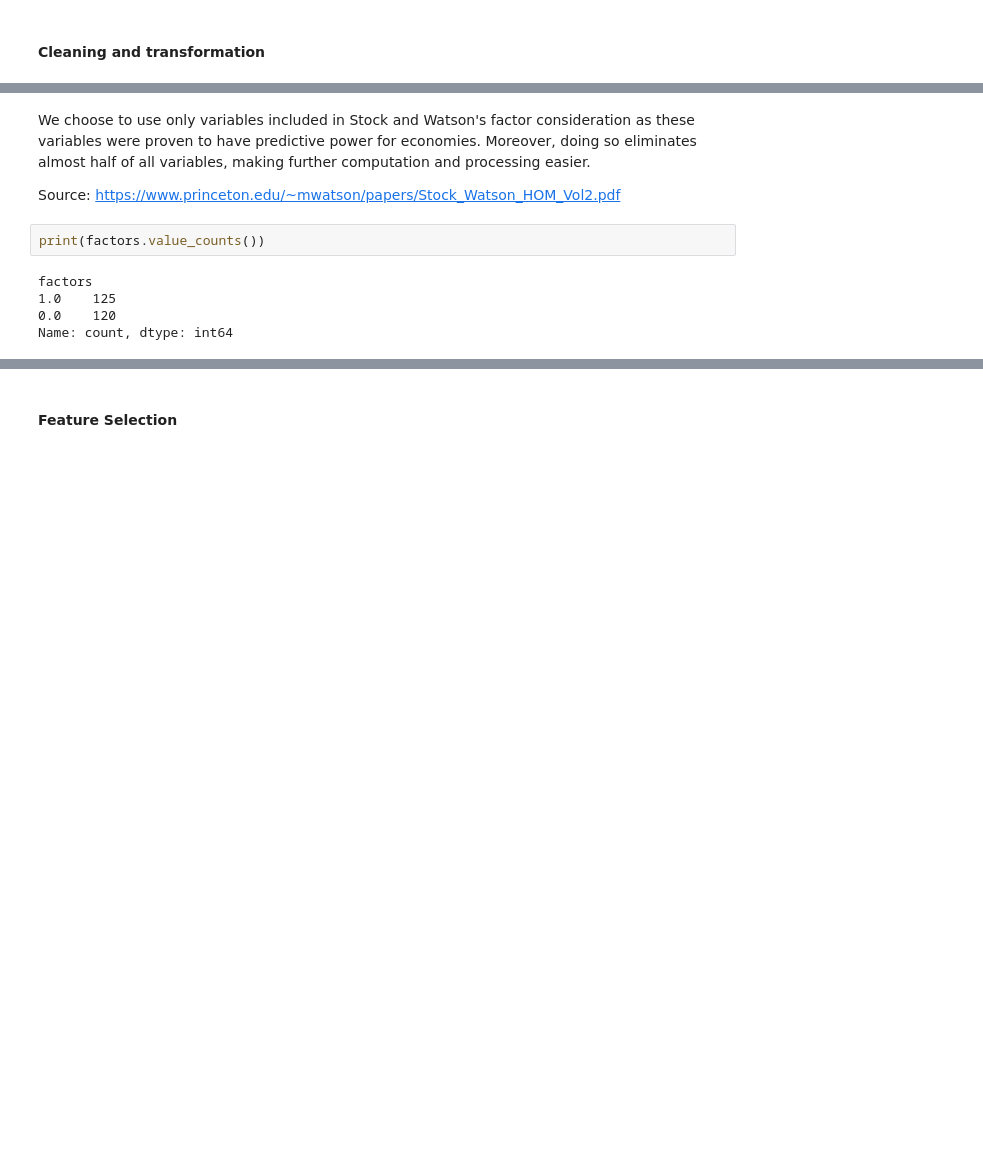
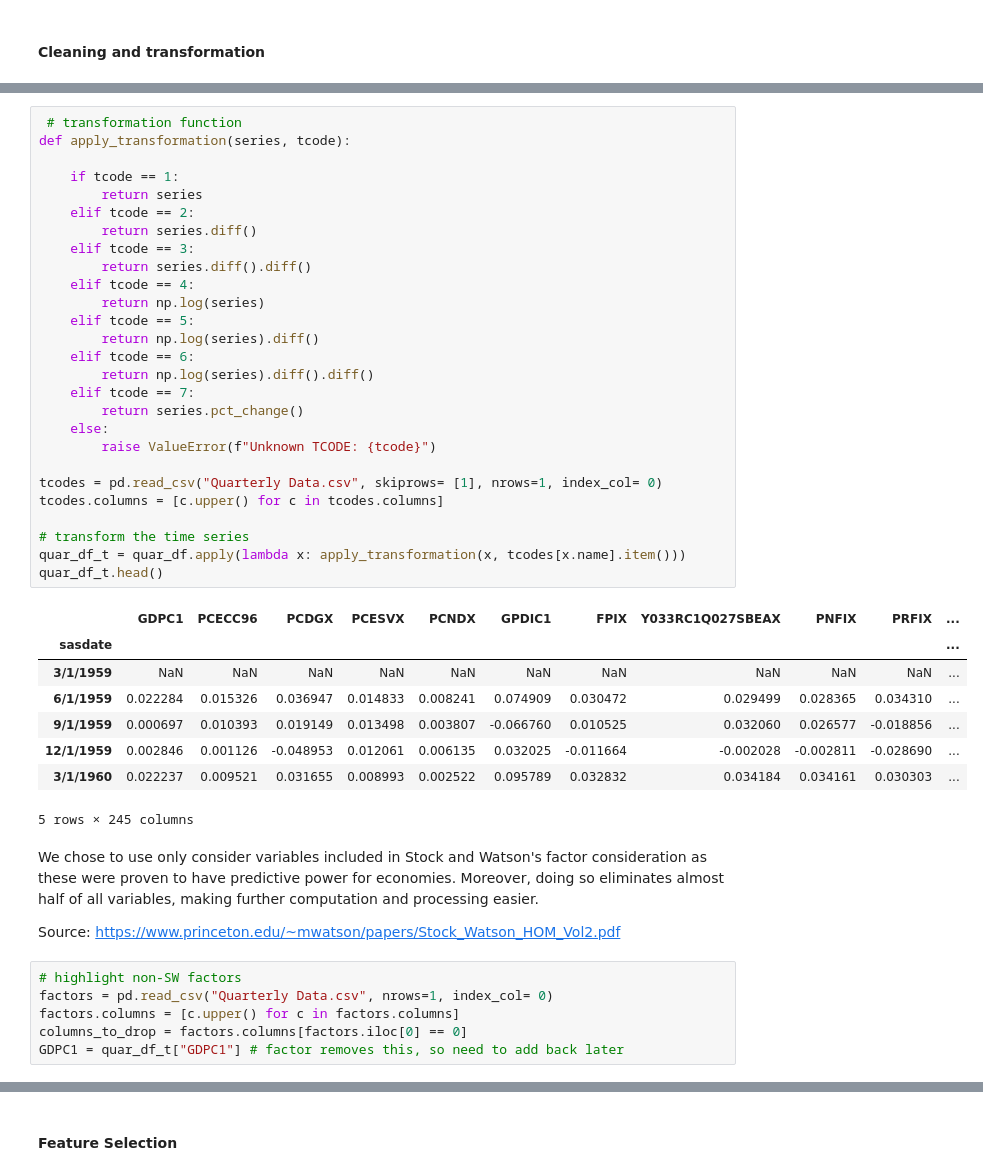
Before and after one commit to turrrray/dsedatathon, a Jupyter notebook: NUS_DSESC_DATABUSTERS_XX.ipynb, the cells around one changed output, grey strips where cells are left out. Saved outputs shown, nothing was run; the diff lists cells and outputs as text; blank space fills up the shorter version.

```diff
--- a/NUS_DSESC_DATABUSTERS_XX.ipynb
+++ b/NUS_DSESC_DATABUSTERS_XX.ipynb
@@ -70,13 +67,48 @@ quar_df.head()
 5 rows × 245 columns
+# %%
+ # transformation function
+def apply_transformation(series, tcode):
+
+    if tcode == 1:
+        return series
+    elif tcode == 2:
+        return series.diff()
+    elif tcode == 3:
+        return series.diff().diff()
+    elif tcode == 4:
+        return np.log(series)
+    elif tcode == 5:
+        return np.log(series).diff()
+    elif tcode == 6:
+        return np.log(series).diff().diff()
+    elif tcode == 7:
+        return series.pct_change()
+    else:
+        raise ValueError(f"Unknown TCODE: {tcode}")
+
+tcodes = pd.read_csv("Quarterly Data.csv", skiprows= [1], nrows=1, index_col= 0)
+tcodes.columns = [c.upper() for c in tcodes.columns]
+
+# transform the time series
+quar_df_t = quar_df.apply(lambda x: apply_transformation(x, tcodes[x.name].item()))
+quar_df_t.head()
+# %% [output]
+|  | GDPC1 | PCECC96 | PCDGX | PCESVX | PCNDX | GPDIC1 | FPIX | Y033RC1Q027SBEAX | PNFIX | PRFIX | ... |
+| sasdate |  |  |  |  |  |  |  |  |  |  | ... |
+| 3/1/1959 | NaN | NaN | NaN | NaN | NaN | NaN | NaN | NaN | NaN | NaN | ... |
+| 6/1/1959 | 0.022284 | 0.015326 | 0.036947 | 0.014833 | 0.008241 | 0.074909 | 0.030472 | 0.029499 | 0.028365 | 0.034310 | ... |
+| 9/1/1959 | 0.000697 | 0.010393 | 0.019149 | 0.013498 | 0.003807 | -0.066760 | 0.010525 | 0.032060 | 0.026577 | -0.018856 | ... |
+| 12/1/1959 | 0.002846 | 0.001126 | -0.048953 | 0.012061 | 0.006135 | 0.032025 | -0.011664 | -0.002028 | -0.002811 | -0.028690 | ... |
+| 3/1/1960 | 0.022237 | 0.009521 | 0.031655 | 0.008993 | 0.002522 | 0.095789 | 0.032832 | 0.034184 | 0.034161 | 0.030303 | ... |
+5 rows × 245 columns
 # %% [markdown]
-We choose to use only variables included in Stock and Watson's factor consideration as these variables were proven to have predictive power for economies. Moreover, doing so eliminates almost half of all variables, making further computation and processing easier.
+We chose to use only consider variables included in Stock and Watson's factor consideration as these were proven to have predictive power for economies. Moreover, doing so eliminates almost half of all variables, making further computation and processing easier.
 
 Source: https://www.princeton.edu/~mwatson/papers/Stock_Watson_HOM_Vol2.pdf
-# %%
-print(factors.value_counts())
-# %% [output]
-factors
-1.0    125
-0.0    120
-Name: count, dtype: int64
+# %%
+# highlight non-SW factors
+factors = pd.read_csv("Quarterly Data.csv", nrows=1, index_col= 0)
+factors.columns = [c.upper() for c in factors.columns]
+columns_to_drop = factors.columns[factors.iloc[0] == 0]
+GDPC1 = quar_df_t["GDPC1"] # factor removes this, so need to add back later
 # %%
```
Also changed, not shown: parts of 43 cells of this notebook.
